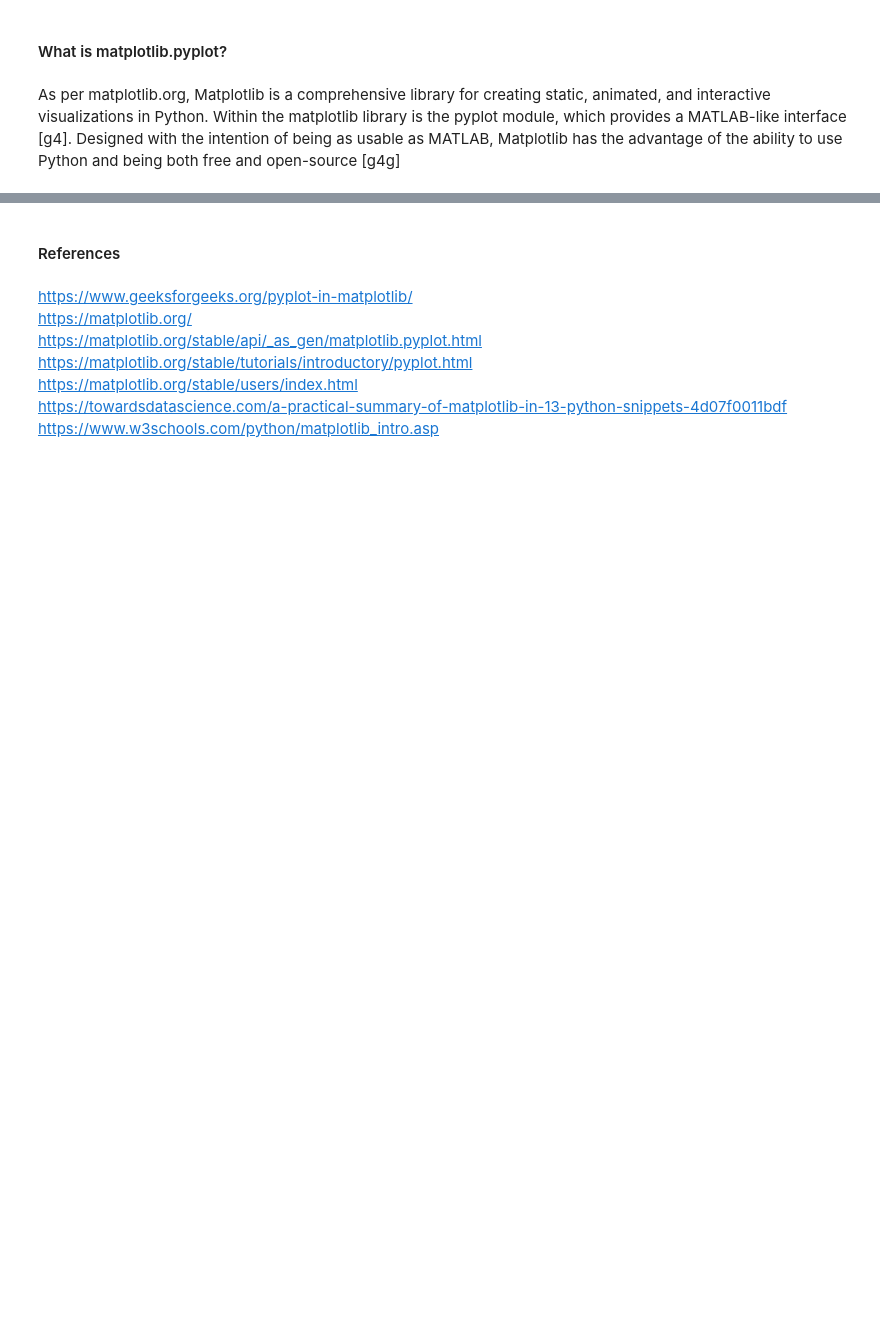
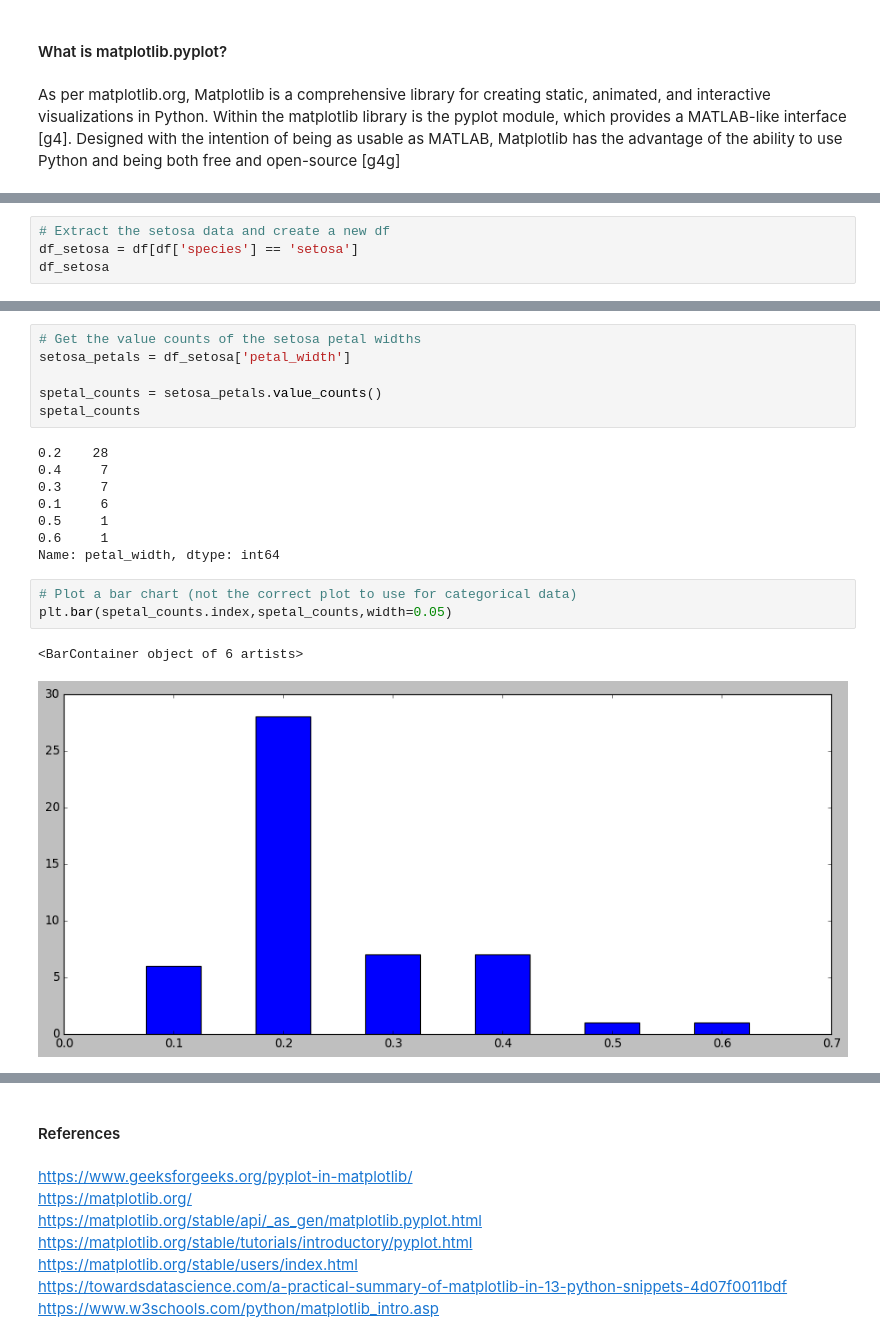
Before and after one commit to G00398258/fundsofda-assessment, a Jupyter notebook: pyplot.ipynb, the cells around one changed output, grey strips where cells are left out. Cells and saved outputs as stored; diff of their text form; blank space fills up the shorter version.

```diff
--- a/pyplot.ipynb
+++ b/pyplot.ipynb
@@ -101,0 +187,4 @@ As per matplotlib.org, Matplotlib is a comprehensive library for creating static
+# %%
+# Extract the setosa data and create a new df
+df_setosa = df[df['species'] == 'setosa']
+df_setosa
@@ -101,0 +209,20 @@ As per matplotlib.org, Matplotlib is a comprehensive library for creating static
+# %%
+# Get the value counts of the setosa petal widths
+setosa_petals = df_setosa['petal_width']
+
+spetal_counts = setosa_petals.value_counts()
+spetal_counts
+# %% [output]
+0.2    28
+0.4     7
+0.3     7
+0.1     6
+0.5     1
+0.6     1
+Name: petal_width, dtype: int64
+# %%
+# Plot a bar chart (not the correct plot to use for categorical data)
+plt.bar(spetal_counts.index,spetal_counts,width=0.05)
+# %% [output]
+<BarContainer object of 6 artists>
+[figure, added]
```
Also changed, not shown: parts of 28 cells of this notebook.
